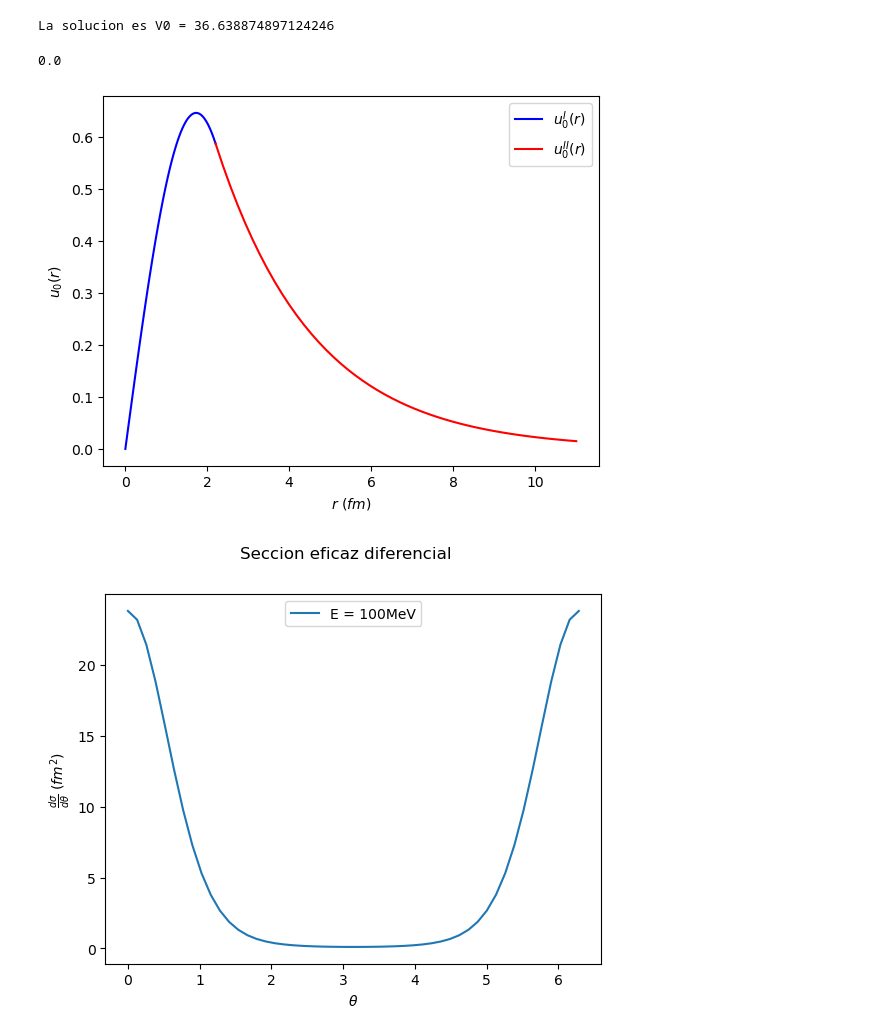
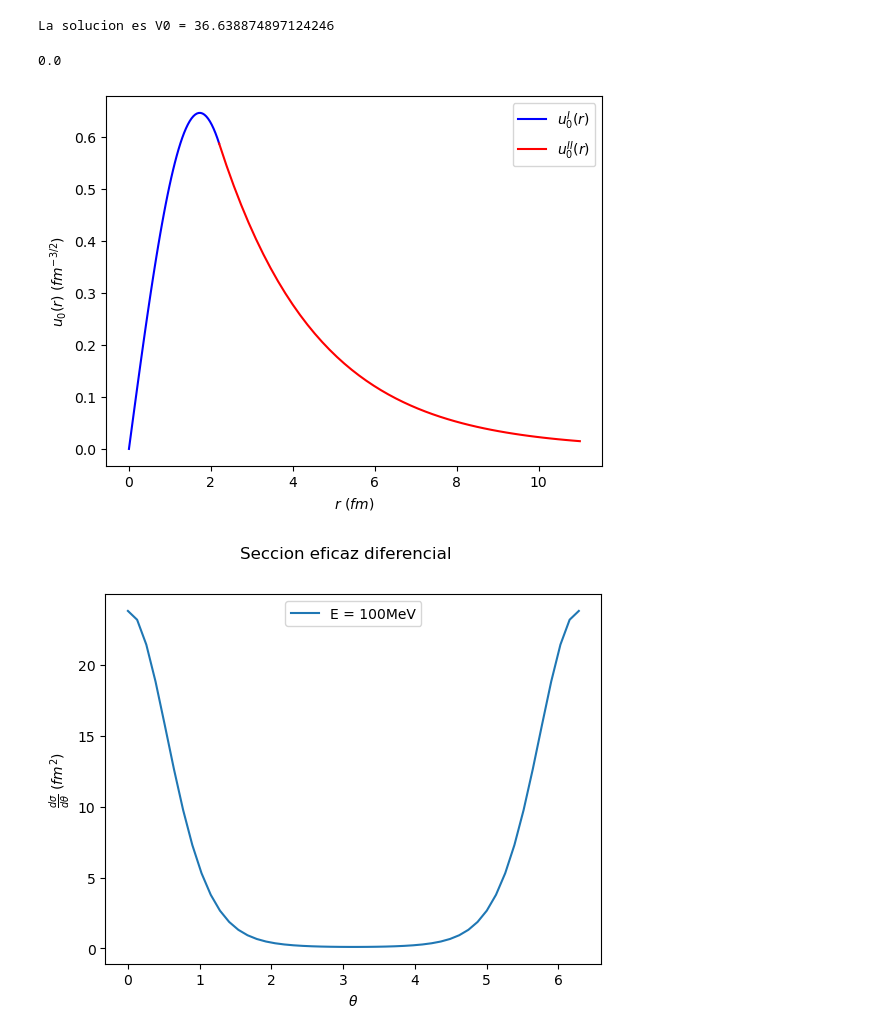
Before and after one commit to JuanSierra2003/hello-world, a Jupyter notebook: Nuclear/TallerNuclear.ipynb, the cells around one changed output. Drawn from its saved outputs; the diff is of its cells as text; code cells hidden in the pictures.

```diff
--- a/Nuclear/TallerNuclear.ipynb
+++ b/Nuclear/TallerNuclear.ipynb
@@ -86,34 +86,34 @@ La solucion es V0 = 36.638874897124246
 # %%
 V_0 = sol
 
 K_I = np.sqrt(m_nc2*(V_0 - eps)/hbarc**2)
 K_II = -K_I/np.tan(K_I*a)
 
 A = 1/np.sqrt((2*a*K_I - np.sin(2*a*K_I))/(4*K_I) + ((np.sin(K_I*a)*np.exp(K_II*a)**2)*np.exp(-2*K_II*a)/(2*K_II)))
 D = A*np.sin(K_I*a)*np.exp(K_II*a)
 
 def phi_I(r):
     return A*np.sin(K_I*r)
 
 def phi_II(r):
     return D*np.exp(-K_II*r)
 
 r_I = np.linspace(0, a)
 P_I = phi_I(r_I)
 
 r_II = np.linspace(a, 5*a)
 P_II = phi_II(r_II)
 
 plt.plot(r_I, P_I, '-b', r_II, P_II, '-r')
 plt.legend([r'$u^I_0(r)$', r'$u^{II}_0(r)$'])
-plt.ylabel(r'$u_0(r)$')
+plt.ylabel(r'$u_0(r) \ (fm^{-3/2})$')
 plt.xlabel(r'$r \ (fm)$')
 plt.savefig('funcionOnda.png')
 
 1/np.tan(K_I*a) + K_II/K_I
 # %% [output]
 0.0
-[figure, old version]
+[figure, new version]
 # %%
 E = 100
 K2 = m_nc2*E/hbarc**2
```
Also changed, not shown: parts of 2 cells of this notebook, 2 other files.
